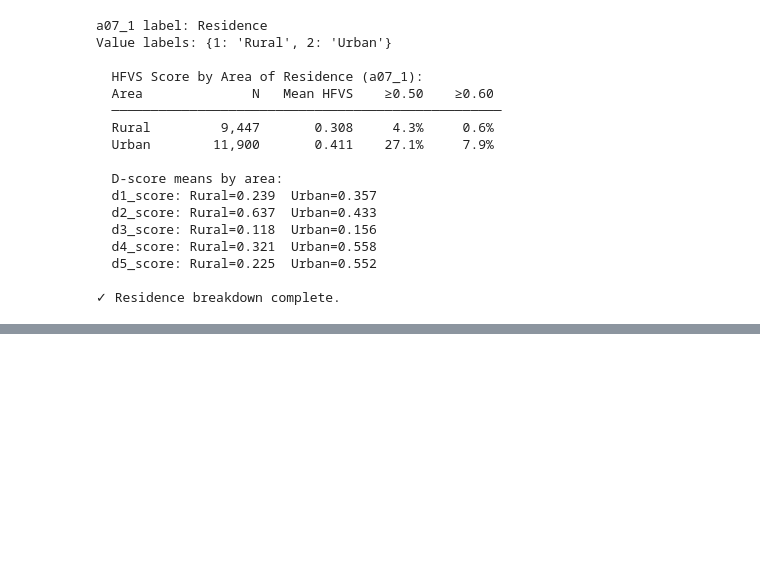
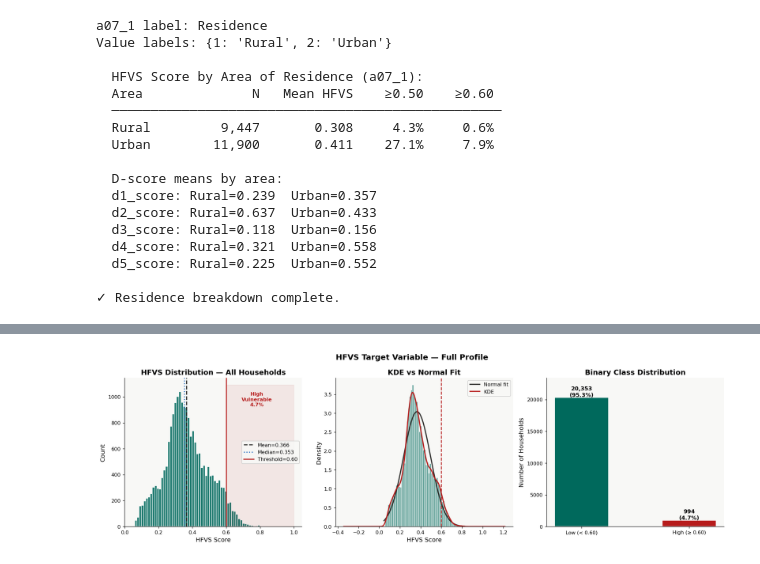
Before and after one commit to VAL-Jerono/KHS_housing_dissertation, a Jupyter notebook: exploration.ipynb, the cells around one changed output, grey strips where cells are left out. Saved outputs shown, nothing was run; the diff lists cells and outputs as text; code cells hidden in the pictures; blank space fills up the shorter version.

Commit message:
Full EDA

```diff
--- a/exploration.ipynb
+++ b/exploration.ipynb
@@ -1963,0 +2289,49 @@ Rank  County                  N HHs    HFVS     D1     D2     D3     D4     D5
+# %%
+fig, axes = plt.subplots(1, 3, figsize=(16, 5))
+
+# ── Left: HFVS histogram ──────────────────────────────────────────────────────
+axes[0].hist(df['hfvs'], bins=60, color=TEAL, edgecolor='white', alpha=0.88)
+axes[0].axvline(df['hfvs'].mean(),   color=DARK,   linestyle='--', lw=1.8, label=f"Mean={df['hfvs'].mean():.3f}")
+axes[0].axvline(df['hfvs'].median(), color=BLUE,   linestyle=':',  lw=1.8, label=f"Median={df['hfvs'].median():.3f}")
+axes[0].axvline(0.60,                color=RED,    linestyle='-',  lw=1.8, label='Threshold=0.60')
+axes[0].set_xlabel("HFVS Score")
+axes[0].set_ylabel("Count")
+axes[0].set_title("HFVS Distribution — All Households")
+axes[0].legend()
+
+# Annotate region above threshold
+ymax = axes[0].get_ylim()[1]
+axes[0].fill_betweenx([0, ymax], 0.60, 1.0, alpha=0.08, color=RED)
+axes[0].text(0.78, ymax*0.85, f"High\nVulnerable\n{(df['hfvs']>=0.60).mean()*100:.1f}%",
+             ha='center', color=RED, fontsize=9, fontweight='bold')
+
+# ── Centre: KDE + normal overlay ─────────────────────────────────────────────
+from scipy.stats import norm as spnorm
+x_vals = np.linspace(df['hfvs'].min(), df['hfvs'].max(), 300)
+mu, sigma = df['hfvs'].mean(), df['hfvs'].std()
+axes[1].hist(df['hfvs'], bins=60, density=True, color=TEAL, edgecolor='white', alpha=0.6)
+axes[1].plot(x_vals, spnorm.pdf(x_vals, mu, sigma), color=DARK, lw=2, label='Normal fit')
+df['hfvs'].plot.kde(ax=axes[1], color=RED, lw=2, label='KDE')
+axes[1].axvline(0.60, color=RED, linestyle='--', lw=1.5)
+axes[1].set_xlabel("HFVS Score"); axes[1].set_ylabel("Density")
+axes[1].set_title("KDE vs Normal Fit")
+axes[1].legend()
+
+# ── Right: Binary class bar ────────────────────────────────────────────────────
+labels = ['Low (< 0.60)', 'High (≥ 0.60)']
+vals   = [df['hfvs_binary'].value_counts()[0], df['hfvs_binary'].value_counts()[1]]
+colors = [TEAL, RED]
+bars = axes[2].bar(labels, vals, color=colors, edgecolor='white', width=0.5)
+for bar, v in zip(bars, vals):
+    axes[2].text(bar.get_x() + bar.get_width()/2, bar.get_height()+100,
+                 f'{v:,}\n({v/sum(vals)*100:.1f}%)', ha='center', fontsize=10, fontweight='bold')
+axes[2].set_ylabel("Number of Households")
+axes[2].set_title("Binary Class Distribution")
+axes[2].set_ylim(0, max(vals)*1.15)
+
+plt.suptitle("HFVS Target Variable — Full Profile", fontsize=14, fontweight='700')
+plt.tight_layout()
+plt.savefig(FIGS / 'eda03_target.png', dpi=130, bbox_inches='tight')
+plt.show()
+# %% [output]
+[figure, added]
```
Also changed, not shown: parts of 29 cells of this notebook.
